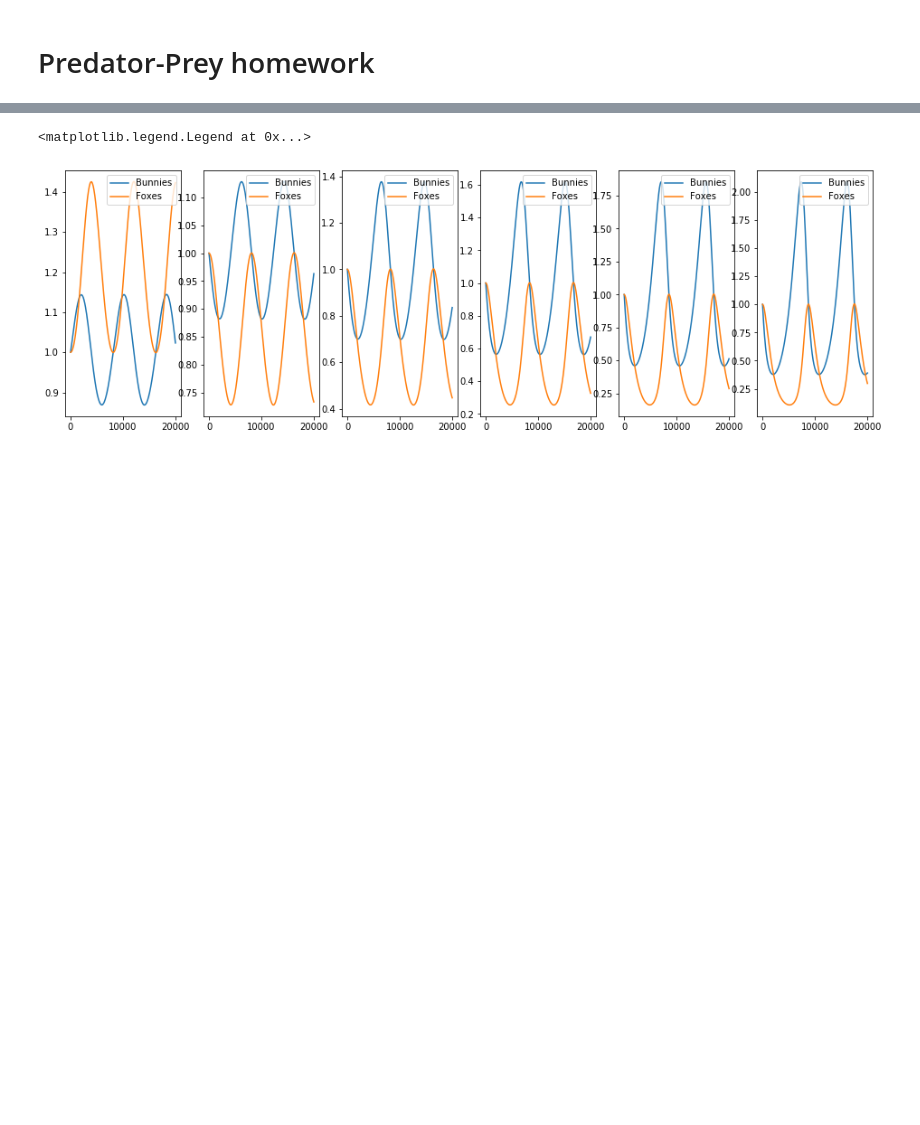
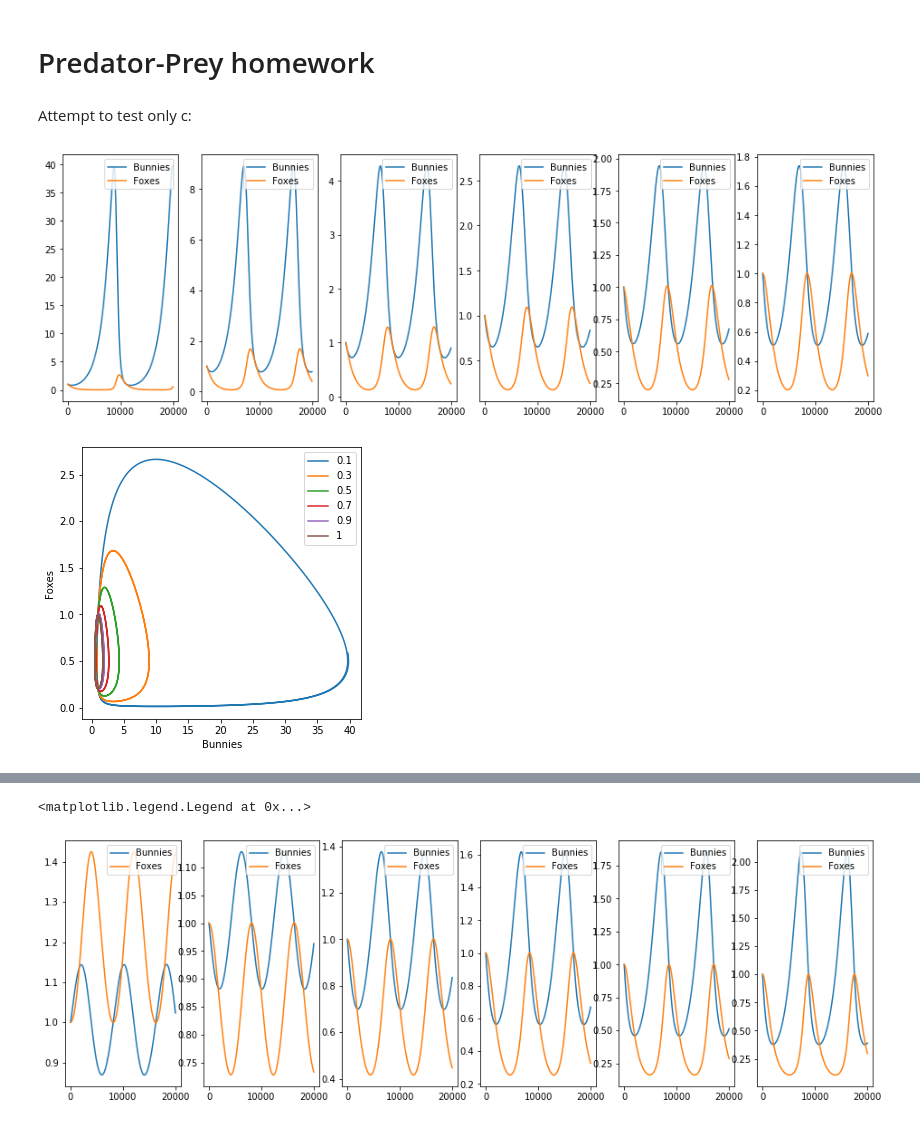
Before and after one commit to kanemoser/urban-broccoli, a Jupyter notebook: predator_prey_homework.ipynb, the cells around one changed output, grey strips where cells are left out. Saved outputs shown, nothing was run; the diff lists cells and outputs as text; code cells hidden in the pictures; blank space fills up the shorter version.

Commit message:
predator-prey homework second attempt

```diff
--- a/predator_prey_homework.ipynb
+++ b/predator_prey_homework.ipynb
@@ -3,3 +3,46 @@
 # %%
 import numpy as np
 import matplotlib.pyplot as plt
+# %% [markdown]
+Attempt to test only c:
+# %%
+nsteps = 20000
+a = 0.6 # bunny reproduction
+b = 1.2 # bunny predation
+c = 0.5 # bunny-fox conversion rate
+d = 1 # fox death
+
+dt = 0.001 # step
+
+possible_cs = [0.1, 0.3, 0.5, 0.7, 0.9, 1]
+
+x = np.zeros(nsteps)
+y = np.zeros(nsteps)
+
+fig1 = plt.figure(figsize=(16,5));
+fig2 = plt.figure(figsize=(5,5));
+ax2 = plt.axes()
+ax3 = plt.axes()
+
+for itrial in range(len(possible_cs)):
+    c = possible_cs[itrial]
+    x[0] = 1
+    y[0] = 1
+
+    for t in range(1,nsteps):
+        x[t] = x[t-1] + dt*(a*x[t-1] - b*x[t-1]*y[t-1])
+        y[t] = y[t-1] + dt*(c*x[t-1]*y[t-1] - d*y[t-1])
+
+    ax1 = fig1.add_subplot(1,len(possible_cs),itrial+1);
+    ax1.plot(x, label='Bunnies');
+    ax1.plot(y, label='Foxes');
+    ax1.legend(loc='upper right');
+
+    ax2.plot(x,y, label=c);
+    plt.xlabel('Bunnies');
+    plt.ylabel('Foxes');
+
+ax2.legend(loc='upper right');
+# %% [output]
+[figure, added]
+[figure, added]
```
Also changed, not shown: parts of 5 cells of this notebook.
